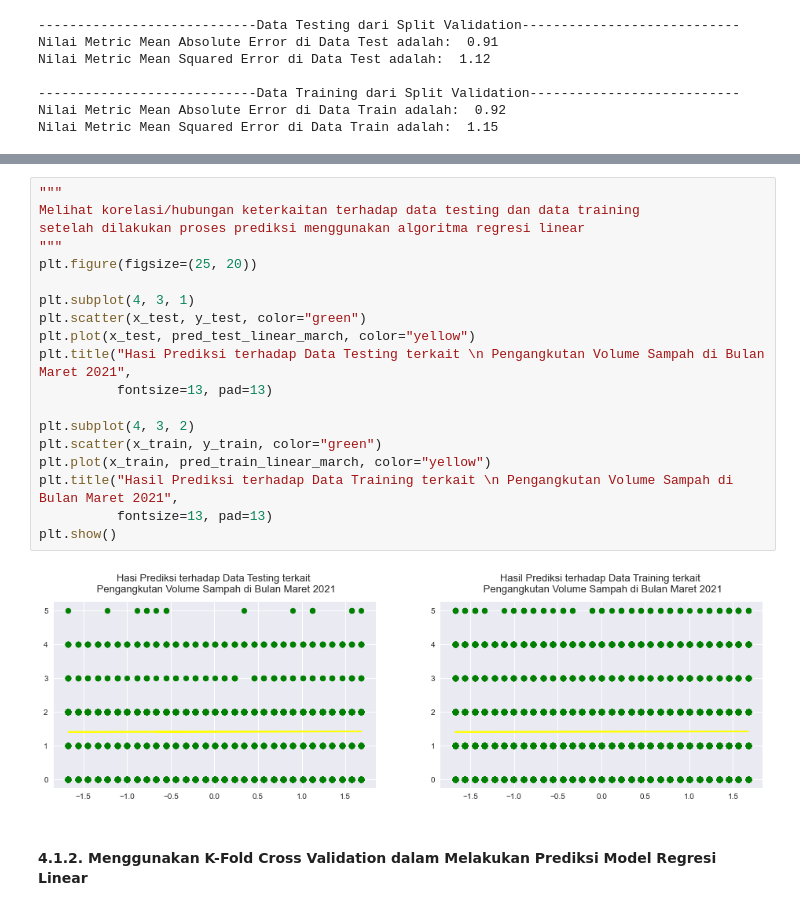
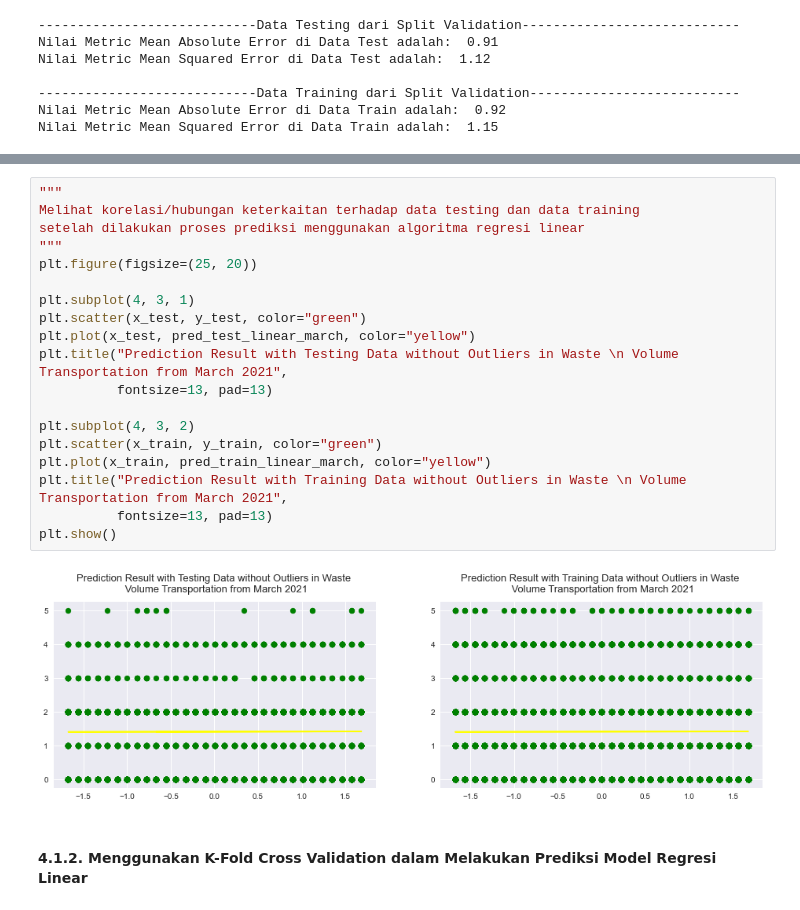
Before and after one commit to pramudianzaheka92/ProjectTugasAkhir, a Jupyter notebook: 3 - 2021/Prediksi Tingkat Pengangkutan Volume Sampah di Bulan Maret 2021 - Tanpa Nilai Outliers.ipynb, the cells around one changed output, grey strips where cells are left out. Drawn from its saved outputs; the diff is of its cells as text.

Commit message:
Update Title pada Grafik Linear untuk Semue Eksperimen dan Semua Bulan

```diff
--- a/3 - 2021/Prediksi Tingkat Pengangkutan Volume Sampah di Bulan Maret 2021 - Tanpa Nilai Outliers.ipynb
+++ b/3 - 2021/Prediksi Tingkat Pengangkutan Volume Sampah di Bulan Maret 2021 - Tanpa Nilai Outliers.ipynb
@@ -678,24 +678,24 @@ plt.show()
 # %%
 """
 Melihat korelasi/hubungan keterkaitan terhadap data testing dan data training
 setelah dilakukan proses prediksi menggunakan algoritma regresi linear
 """
 plt.figure(figsize=(25, 20))
 
 plt.subplot(4, 3, 1)
 plt.scatter(x_test, y_test, color="green")
 plt.plot(x_test, pred_test_linear_march, color="yellow")
-plt.title("Hasi Prediksi terhadap Data Testing terkait \n Pengangkutan Volume Sampah di Bulan Maret 2021",
+plt.title("Prediction Result with Testing Data without Outliers in Waste \n Volume Transportation from March 2021",
           fontsize=13, pad=13)
 
 plt.subplot(4, 3, 2)
 plt.scatter(x_train, y_train, color="green")
 plt.plot(x_train, pred_train_linear_march, color="yellow")
-plt.title("Hasil Prediksi terhadap Data Training terkait \n Pengangkutan Volume Sampah di Bulan Maret 2021",
+plt.title("Prediction Result with Training Data without Outliers in Waste \n Volume Transportation from March 2021",
           fontsize=13, pad=13)
 plt.show()
 # %% [output]
-[figure, old version]
+[figure, new version]
 # %% [markdown]
 #### 4.1.2. Menggunakan K-Fold Cross Validation dalam Melakukan Prediksi Model Regresi Linear
 # %% [markdown]
```
Also changed, not shown: parts of 10 cells of this notebook, 4 other files.
